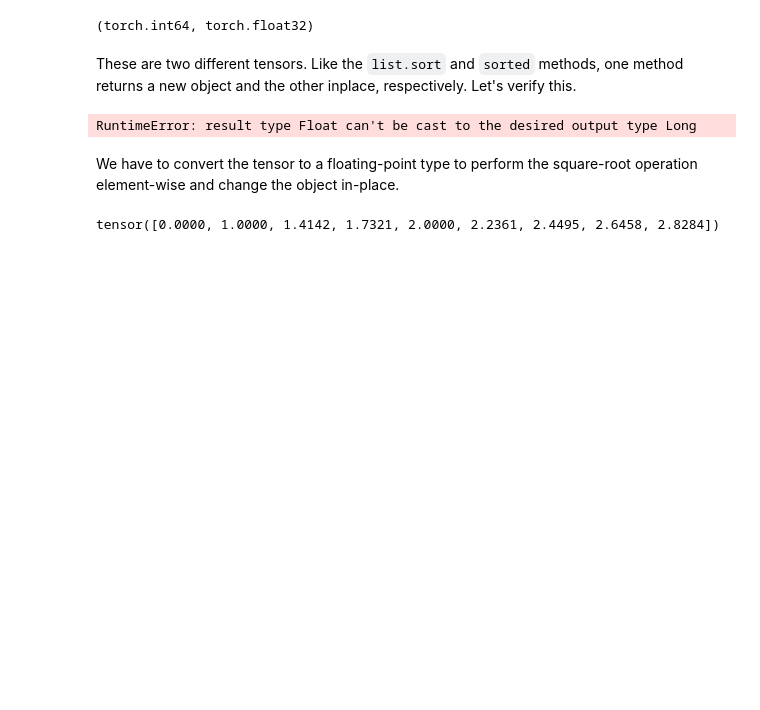
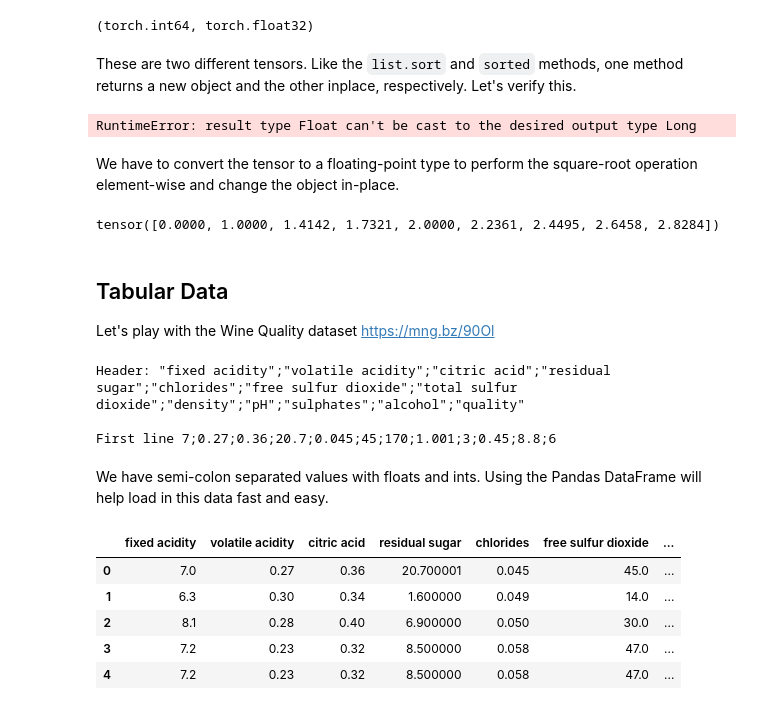
Before and after one commit to hoganman/deeplearningpytorch, a Jupyter notebook: 01-tensors-basics.ipynb, the cells around one changed output. Drawn from its saved outputs; the diff is of its cells as text; code cells hidden in the pictures; blank space fills up the shorter version.

```diff
--- a/01-tensors-basics.ipynb
+++ b/01-tensors-basics.ipynb
@@ -128,3 +135,18 @@ We have to convert the tensor to a floating-point type to perform the square-roo
 range_t.clone().to(torch.float).sqrt_()
 # %% [output]
 tensor([0.0000, 1.0000, 1.4142, 1.7321, 2.0000, 2.2361, 2.4495, 2.6458, 2.8284])
+# %% [markdown]
+## Tabular Data
+
+Let's play with the Wine Quality dataset https://mng.bz/90Ol
+# %%
+wine_file = Path("winequality-white.csv")
+with wine_file.open("r") as fh:
+    print("Header:", fh.readline())
+    print("First line", fh.readline())
+# %% [output]
+Header: "fixed acidity";"volatile acidity";"citric acid";"residual sugar";"chlorides";"free sulfur dioxide";"total sulfur dioxide";"density";"pH";"sulphates";"alcohol";"quality"
+
+First line 7;0.27;0.36;20.7;0.045;45;170;1.001;3;0.45;8.8;6
+# %% [markdown]
+We have semi-colon separated values with floats and ints. Using the Pandas DataFrame will help load in this data fast and easy.
@@ -130,0 +160,9 @@ tensor([0.0000, 1.0000, 1.4142, 1.7321, 2.0000, 2.2361, 2.4495, 2.6458, 2.8284])
+# %%
+wine_df.head()
+# %% [output]
+|  | fixed acidity | volatile acidity | citric acid | residual sugar | chlorides | free sulfur dioxide | ... |
+| 0 | 7.0 | 0.27 | 0.36 | 20.700001 | 0.045 | 45.0 | ... |
+| 1 | 6.3 | 0.30 | 0.34 | 1.600000 | 0.049 | 14.0 | ... |
+| 2 | 8.1 | 0.28 | 0.40 | 6.900000 | 0.050 | 30.0 | ... |
+| 3 | 7.2 | 0.23 | 0.32 | 8.500000 | 0.058 | 47.0 | ... |
+| 4 | 7.2 | 0.23 | 0.32 | 8.500000 | 0.058 | 47.0 | ... |
```
Also changed, not shown: parts of 6 cells of this notebook.
